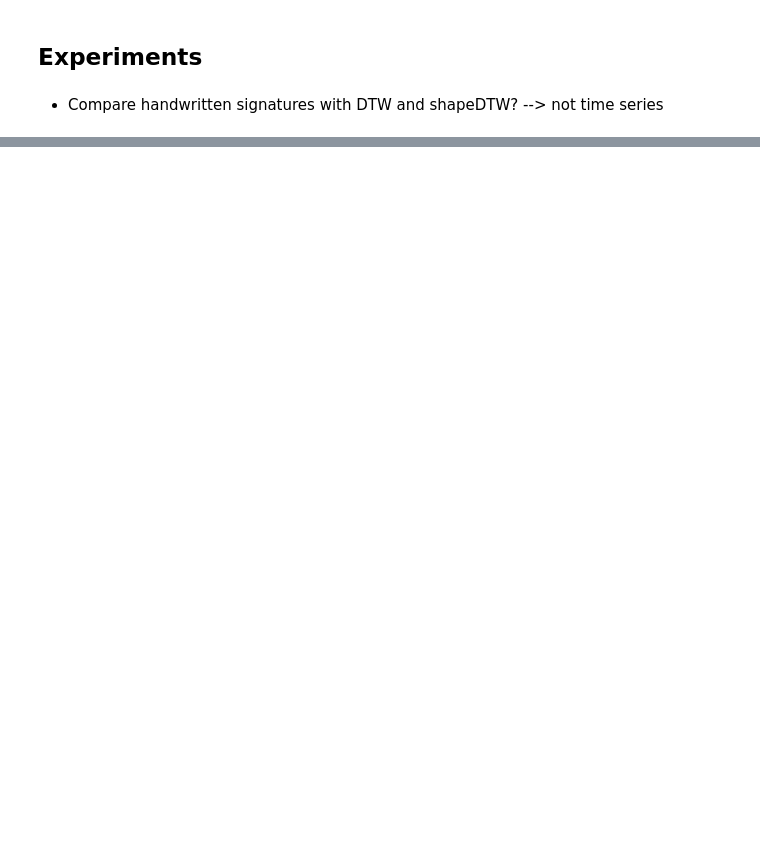
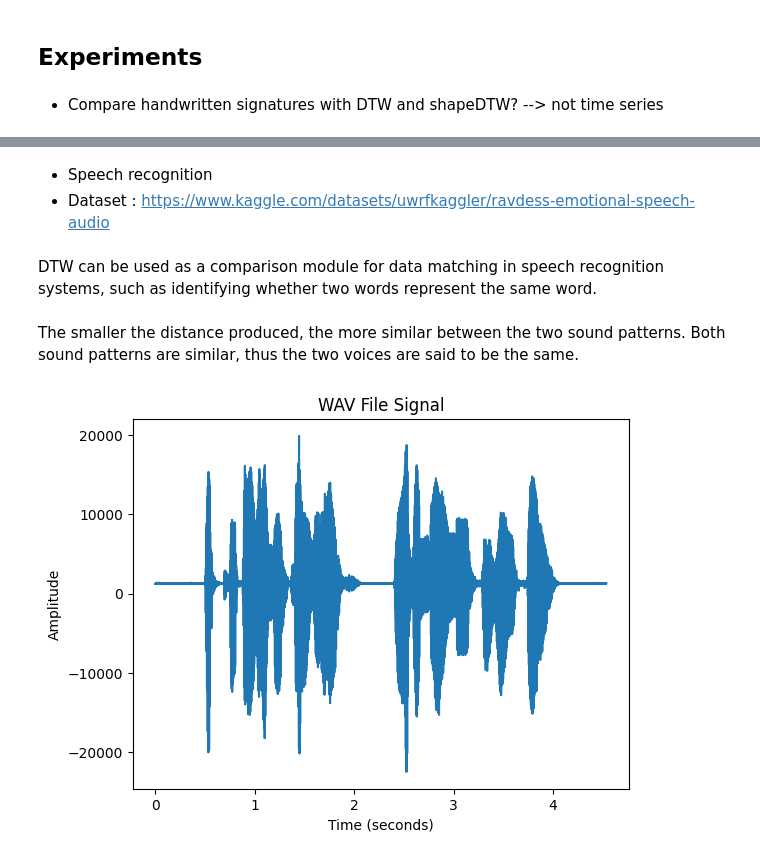
Before and after one commit to adlemoreau/shapedtw-timeseries, a Jupyter notebook: full_method.ipynb, the cells around one changed output, grey strips where cells are left out. Saved outputs shown, nothing was run; the diff lists cells and outputs as text; code cells hidden in the pictures; blank space fills up the shorter version.

Commit message:
add experiments speech recognition

```diff
--- a/full_method.ipynb
+++ b/full_method.ipynb
@@ -201,0 +115,44 @@ for metric in metrics:
+# %% [markdown]
+- Speech recognition
+- Dataset : https://www.kaggle.com/datasets/uwrfkaggler/ravdess-emotional-speech-audio
+# %% [markdown]
+DTW can be used as a comparison module for data matching in speech recognition systems, such as identifying whether two words represent the same word.
+# %% [markdown]
+The smaller the distance produced, the more similar between the two sound patterns. Both sound patterns are similar, thus the two voices are said to be the same.
+# %%
+import wave
+import numpy as np
+import matplotlib.pyplot as plt
+from scipy.io import wavfile
+from IPython.display import Audio
+import scipy
+import librosa
+from fastdtw import fastdtw
+
+# Specify the path to your WAV file
+wav_file_path = 'data/savee/DC_d10.wav'
+
+# Open the WAV file
+with wave.open(wav_file_path, 'rb') as wav_file:
+    # Get the audio parameters
+    framerate = wav_file.getframerate()
+    n_frames = wav_file.getnframes()
+
+    # Read the audio data
+    signal = wav_file.readframes(n_frames)
+    signal = np.frombuffer(signal, dtype=np.int16)
+
+# Calculate the time axis
+time = np.linspace(0, len(signal) / framerate, num=len(signal))
+
+# Plot the signal
+plt.plot(time, signal)
+plt.title('WAV File Signal')
+plt.xlabel('Time (seconds)')
+plt.ylabel('Amplitude')
+plt.show()
+
+sample_rate, audio_data = scipy.io.wavfile.read(wav_file_path)
+Audio(data=audio_data, rate=sample_rate)
+# %% [output]
+[figure, added]
```
Also changed, not shown: parts of 12 cells of this notebook.
